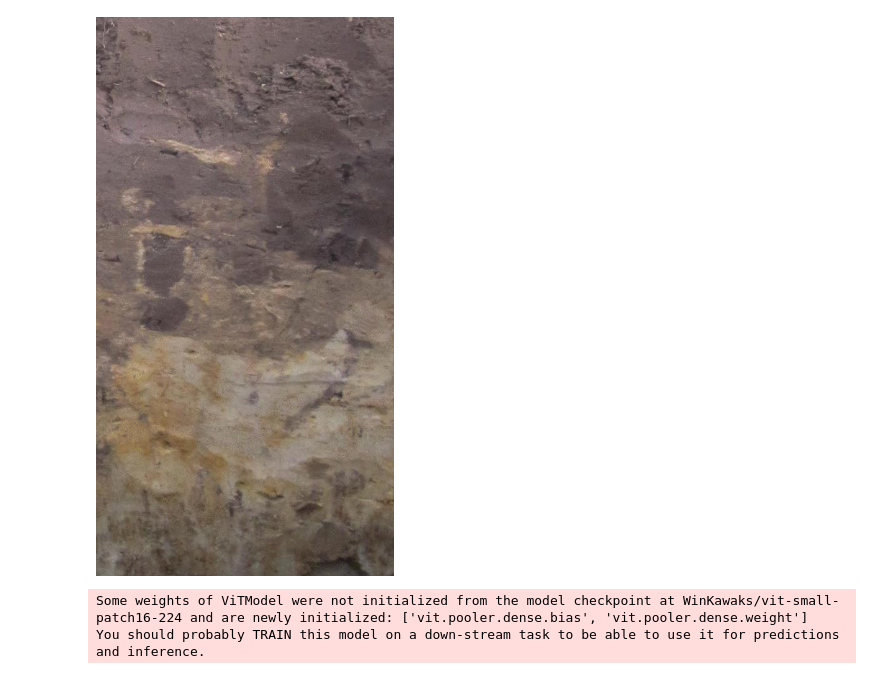
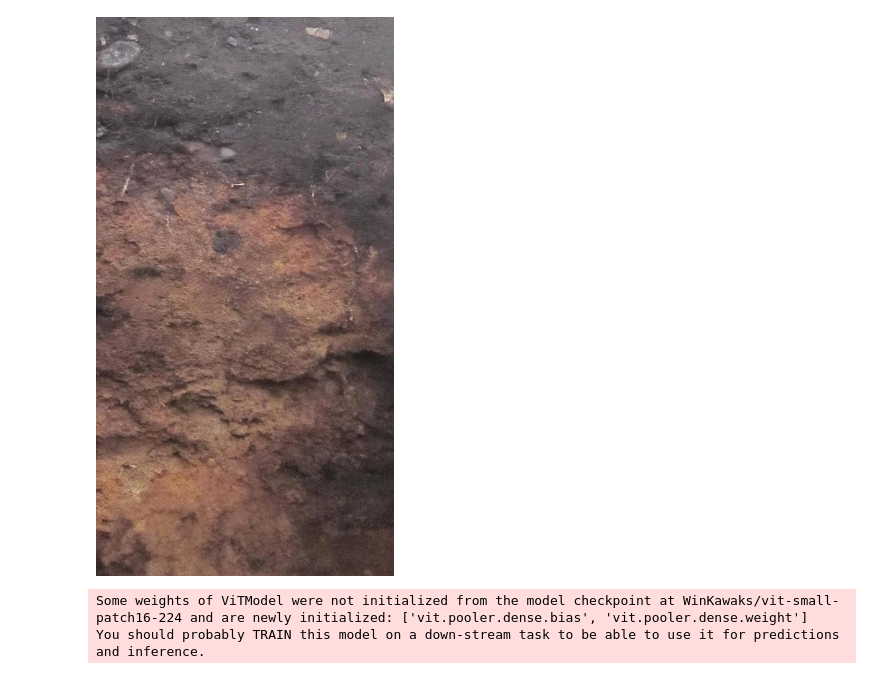
Before and after one commit to calgo-lab/BGR, a Jupyter notebook: notebooks/cv-scratchpad.ipynb, the cells around one changed output. Saved outputs shown, nothing was run; the diff lists cells and outputs as text; code cells hidden in the pictures.

Commit message:
Dataset loading

```diff
--- a/notebooks/cv-scratchpad.ipynb
+++ b/notebooks/cv-scratchpad.ipynb
@@ -0,0 +38,5 @@
+# %%
+image_dataset = os.listdir(path_pictures)
+img_files = pd.DataFrame(image_dataset, columns=['file'])
+img_files['Point'] = img_files['file'].str.split("_").map(lambda x: x[1]).astype(float)
+img_files.head()
@@ -0,0 +61,4 @@
+# %%
+df_k = pd.read_csv(path_csv_annotator_ids)
+df_k = df_k.rename({'PointID':'Point'},axis=1)
+df_k.head()
@@ -0,0 +72,4 @@
+# %%
+df_loc = pd.read_csv(path_csv_locations, encoding='unicode_escape')
+df_loc = df_loc.rename({'PointID':'Point'},axis=1)
+df_loc.head()
@@ -1 +85,4 @@
+# %%
+df_loc['Point'] = pd.to_numeric(df['Point'])
+df = pd.merge(df, df_loc, how='inner', on='Point')
 # %%
@@ -98,33 +147,34 @@ df
 # %%
 # Lade das Bild
-image = Image.open(os.path.join(path_pictures,df['file'][600]))
+#image = Image.open(os.path.join(path_pictures,df['file'][600]))
+image = Image.open(os.path.join(df['file'][600]))
 
 x_len = 240
 y_len = 450
 
 # Definiere den Bereich, der ausgeschnitten werden soll (left, upper, right, lower)
 # Beispiel: Ein Ausschnitt von (50, 50) bis (200, 200)
 # left = 50
 # upper = 50
 # right = 200
 # lower = 200
 # crop_area = (left, upper, right, lower)
 
 center_x, center_y = int(image.size[0] / 2), int(image.size[1] / 2)
 
 left = center_x - x_len
 right = center_x + x_len
 upper = center_y - y_len
 lower = center_y + y_len
 crop_area = (left, upper, right, lower)
 
 # Schneide den Bereich aus
 cropped_image = image.crop(crop_area)
 
 # Zeige den ausgeschnittenen Bereich
 cropped_image
 # %% [output]
-[figure, old version]
+[figure, new version]
 # %%
 # Definiere die Größe des rechteckigen Ausschnitts
 crop_width = 240
```
Also changed, not shown: parts of 9 cells of this notebook.
